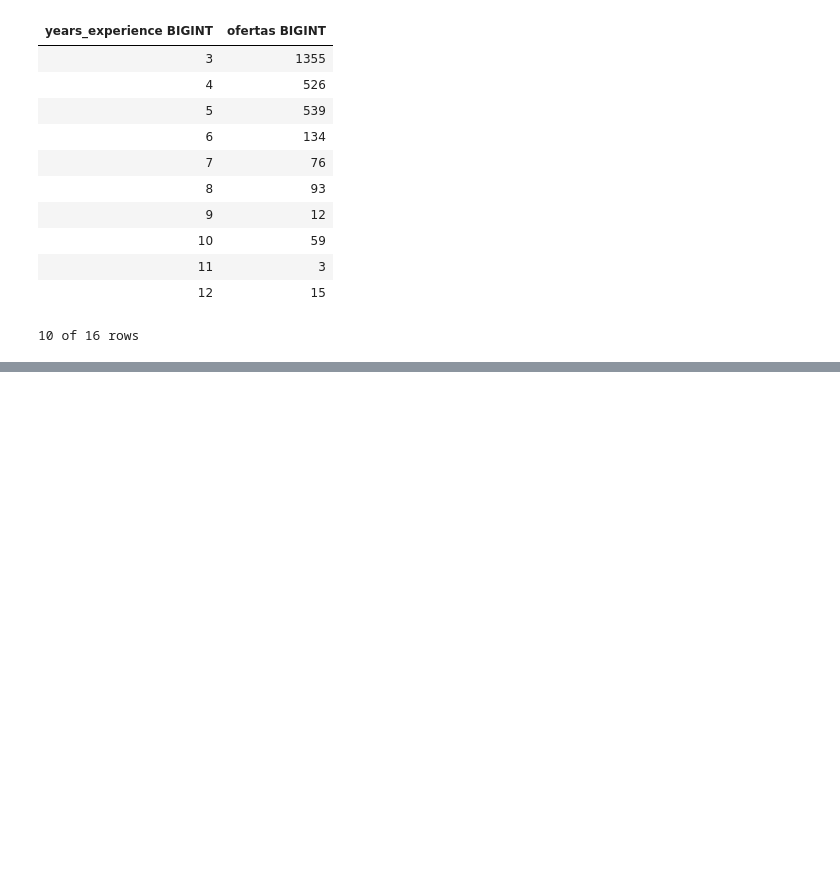
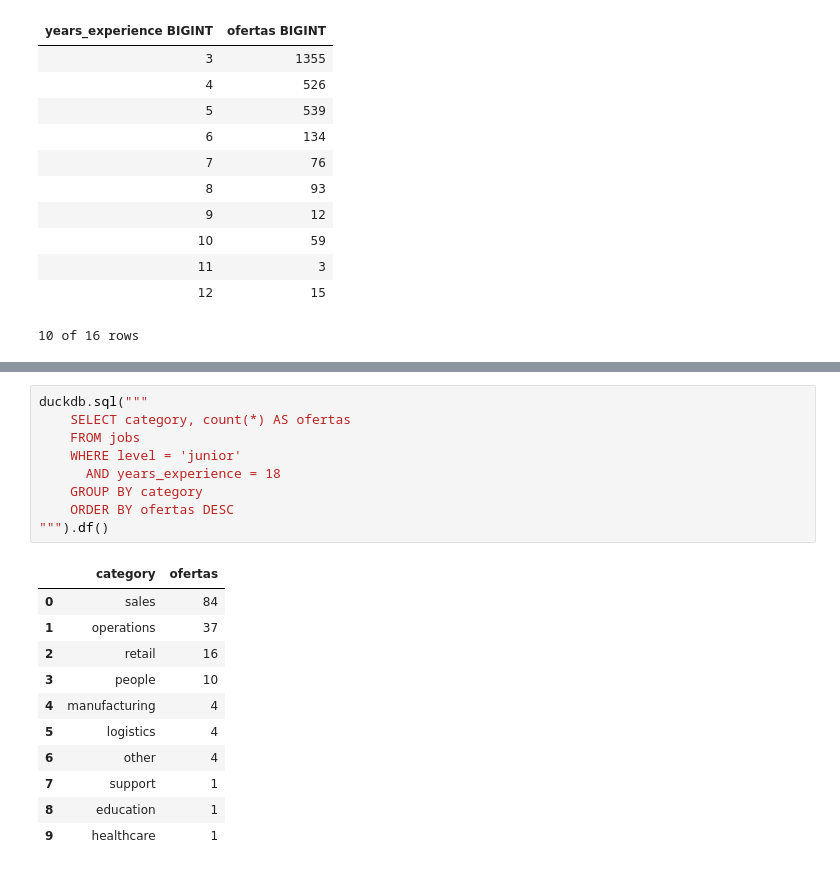
Before and after one commit to laglera/junior_radar, a Jupyter notebook: notebooks/01_exploracion_inicial.ipynb, the cells around one changed output, grey strips where cells are left out. Drawn from its saved outputs; the diff is of its cells as text; blank space fills up the shorter version.

```diff
--- a/notebooks/01_exploracion_inicial.ipynb
+++ b/notebooks/01_exploracion_inicial.ipynb
@@ -137,0 +183,21 @@ duckdb.sql("""
+# %%
+duckdb.sql("""
+    SELECT category, count(*) AS ofertas
+    FROM jobs
+    WHERE level = 'junior'
+      AND years_experience = 18
+    GROUP BY category
+    ORDER BY ofertas DESC
+""").df()
+# %% [output]
+|  | category | ofertas |
+| 0 | sales | 84 |
+| 1 | operations | 37 |
+| 2 | retail | 16 |
+| 3 | people | 10 |
+| 4 | manufacturing | 4 |
+| 5 | logistics | 4 |
+| 6 | other | 4 |
+| 7 | support | 1 |
+| 8 | education | 1 |
+| 9 | healthcare | 1 |
```
Also changed, not shown: parts of 3 cells of this notebook.
